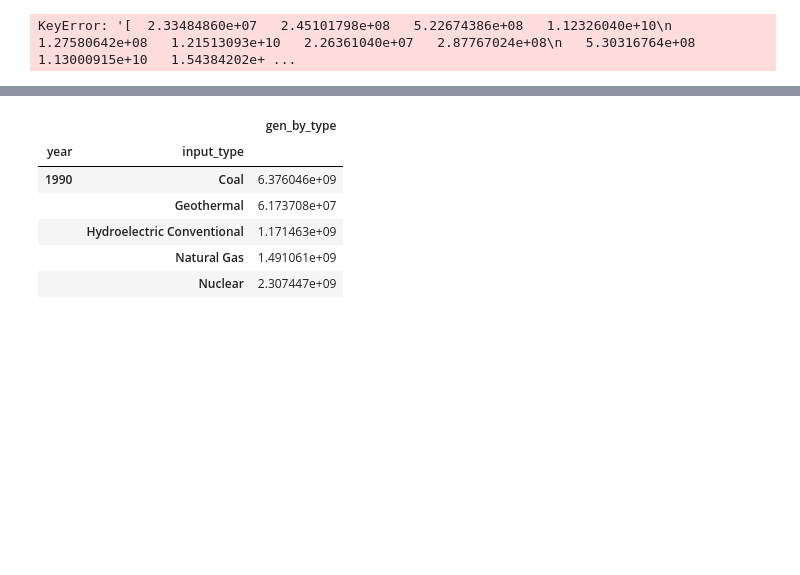
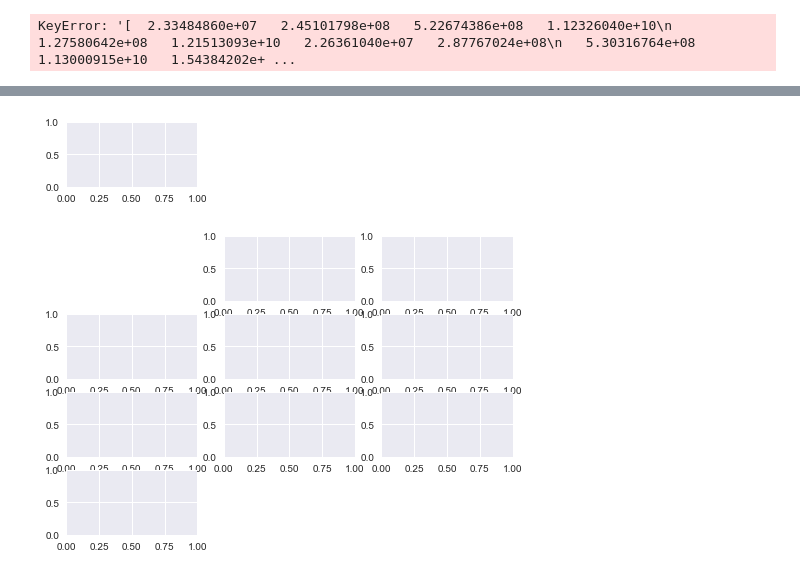
Before and after one commit to JackNDwyer/Capstone, a Jupyter notebook: Capstone EDA Final.ipynb, the cells around one changed output, grey strips where cells are left out. Cells and saved outputs as stored; diff of their text form; code cells hidden in the pictures; blank space fills up the shorter version.

Commit message:
trouble with the last two graphs
Having trouble getting the last 2 graphs to show. Once done, will have
all the graphs I want to accompany my big question.

```diff
--- a/Capstone EDA Final.ipynb
+++ b/Capstone EDA Final.ipynb
@@ -116,12 +160,2 @@ KeyError: '[  2.33484860e+07   2.45101798e+08   5.22674386e+08   1.12326040e+10\
 # %%
-df_totals_input = df2.groupby(['year','input_type']).sum()
+df_totals_input.columns = ['year','input_type','gen_amt']
-# %%
-df_totals_input.head()
-# %% [output]
-|  |  | gen_by_type |
-| year | input_type |  |
-| 1990 | Coal | 6.376046e+09 |
-|  | Geothermal | 6.173708e+07 |
-|  | Hydroelectric Conventional | 1.171463e+09 |
-|  | Natural Gas | 1.491061e+09 |
-|  | Nuclear | 2.307447e+09 |
@@ -129,0 +162,51 @@ df2.columns
+# %%
+
+df_totals_input.set_index('year')
+
+df_coal = df_totals_input[df_totals_input.input_type == 'Coal']
+df_geo = df_totals_input[df_totals_input.input_type == 'Geothermal']
+df_hyd = df_totals_input[df_totals_input.input_type == 'Hydroelectric Conventional']
+df_nat = df_totals_input[df_totals_input.input_type == 'Natural Gas']
+df_nuc = df_totals_input[df_totals_input.input_type == 'Nuclear']
+df_oth = df_totals_input[df_totals_input.input_type == 'Other']
+df_pet = df_totals_input[df_totals_input.input_type == 'Petroleum']
+df_pump = df_totals_input[df_totals_input.input_type == 'Pumped Storage']
+df_sol = df_totals_input[df_totals_input.input_type == 'Solar Thermal and Photovoltaic']
+df_tot = df_totals_input[df_totals_input.input_type == 'Total']
+# %%
+plt.subplot (4,3,1)
+df_coal.plot()
+plt.title('Coal')
+
+plt.subplot (4,3,2)
+df_geo.plot
+
+plt.subplot (4,3,3)
+df_hyd.plot
+
+plt.subplot (4,3,4)
+df_nat.plot
+
+plt.subplot (4,3,5)
+df_nuc.plot
+
+plt.subplot (4,3,6)
+df_oth.plot
+
+plt.subplot (4,3,7)
+df_pet.plot
+
+plt.subplot (4,3,8)
+df_pump.plot
+
+plt.subplot (4,3,9)
+df_sol.plot
+
+plt.subplot (4,3,10)
+df_tot.plot
+
+
+plt.show()
+# %% [output]
+[figure, added]
+[figure, added]
```
Also changed, not shown: parts of 8 cells of this notebook.
